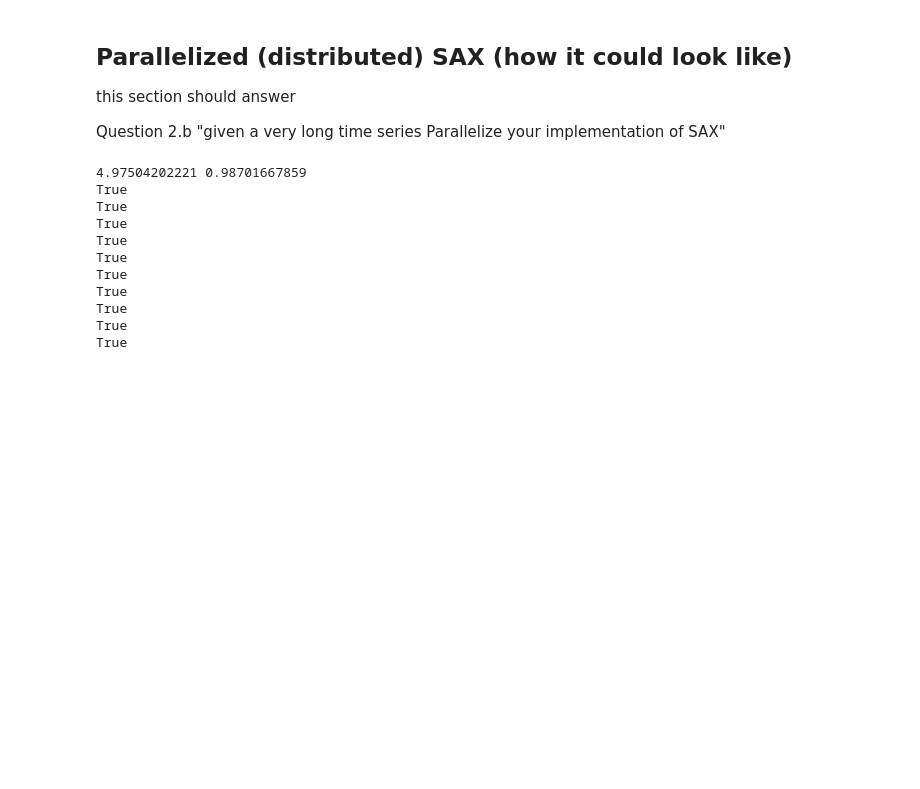
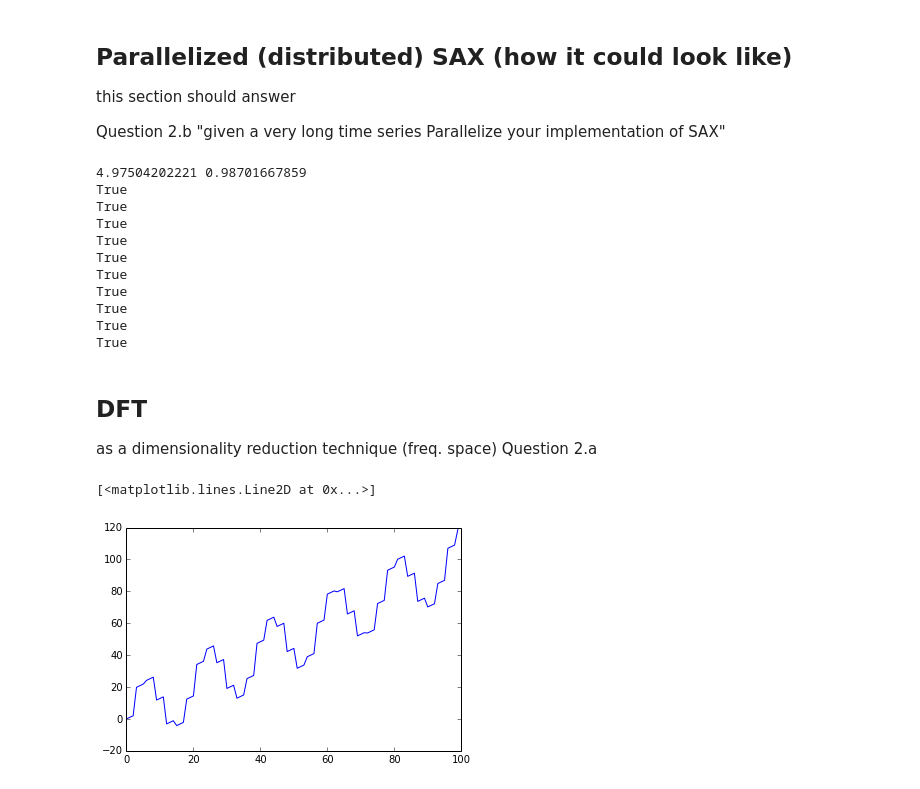
Before and after one commit to Wajih-O/ts_analysis, a Jupyter notebook: SAX_Symbolic_Aggregate_approXimation.ipynb, the cells around one changed output. Saved outputs shown, nothing was run; the diff lists cells and outputs as text; code cells hidden in the pictures; blank space fills up the shorter version.

```diff
--- a/SAX_Symbolic_Aggregate_approXimation.ipynb
+++ b/SAX_Symbolic_Aggregate_approXimation.ipynb
@@ -161,14 +161,14 @@ Entropy: 1.99662381108 Max entropy: 2.0
 [figure]
 # %%
 # Another time series example
-def gen_time_series_sin(length=100, alpha=1, sin_amp=20, lower_bound=0 ):
+def gen_time_series_sin(length=100, alpha=1, sin_amp=20, lower_bound=0):
     for item in range(length):
         yield (sin_amp*np.sin(item/3))+(alpha*item)+lower_bound;
 
-ts_lin = [item for item in gen_time_series_sin()]
-plt.plot(range(len(ts_lin)), ts_lin)
-plt.plot(range(len(ts_lin)), paa_proj(ts_lin, word_size=5))
-_ = sax(ts_lin, word_size=5)
+ts_sin_lin = [item for item in gen_time_series_sin()]
+plt.plot(range(len(ts_sin_lin)), ts_sin_lin)
+plt.plot(range(len(ts_lin)), paa_proj(ts_sin_lin, word_size=5))
+_ = sax(ts_sin_lin, word_size=5)
 # %% [output]
 Break points (just for verification):  [-0.67, 0.0, 0.67]
 SAX Rep.: aaaabbaaccbcdccddddd
@@ -301,3 +301,12 @@ True
 True
 True
 True
+# %% [markdown]
+## DFT
+as a dimensionality reduction technique (freq. space) Question 2.a
+# %%
+from scipy.fftpack import fft, ifft
+plt.plot(range(len(ts_sin_lin)), np.real(ifft(fft(ts_sin_lin))))
+# %% [output]
+[<matplotlib.lines.Line2D at 0x...>]
+[figure, added]
```
Also changed, not shown: parts of 2 cells of this notebook.
